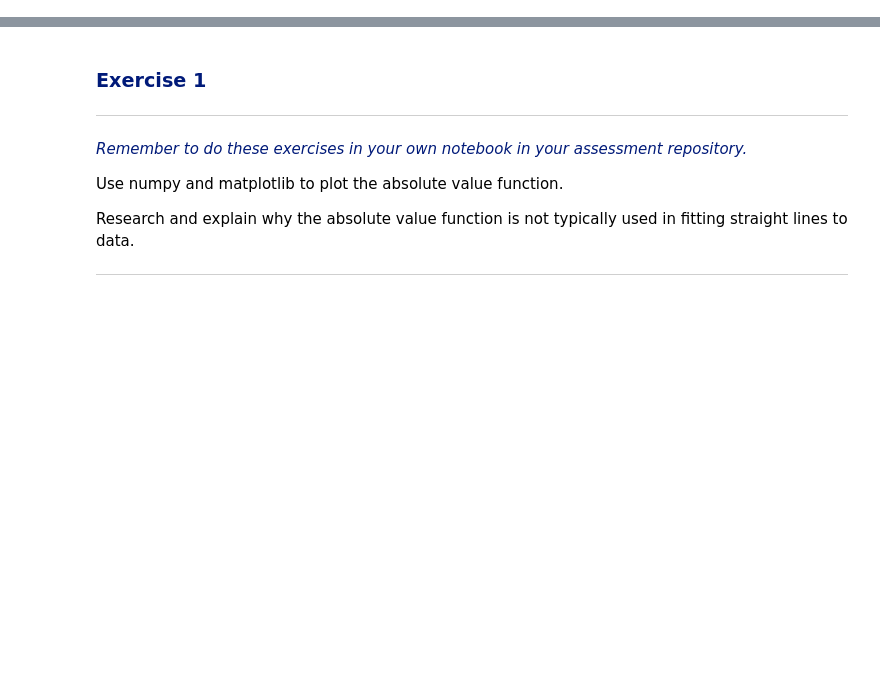
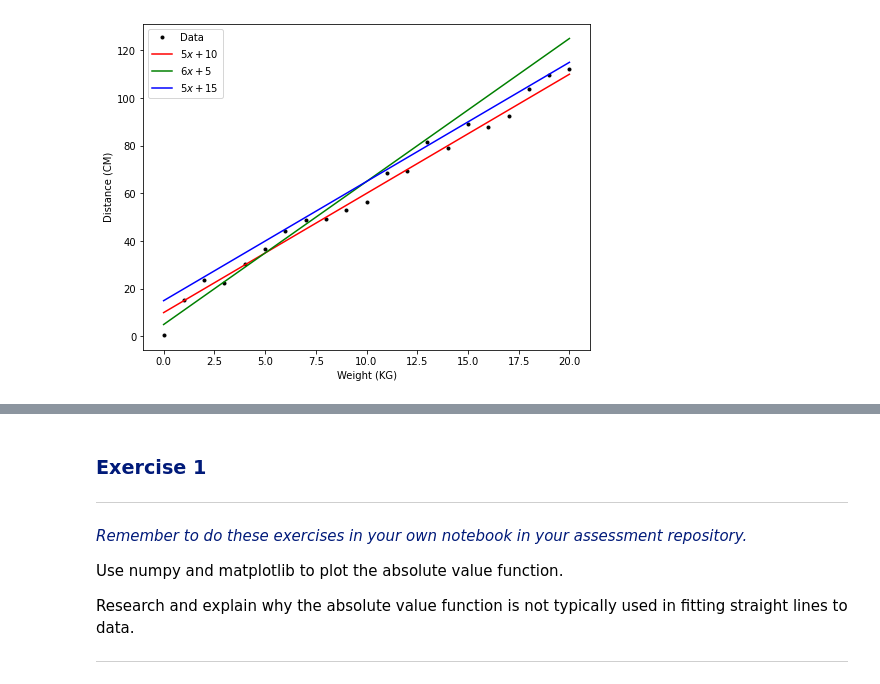
Before and after one commit to Lonabean98/Machine-Learning-and-Statistics-Winter-22-23, a Jupyter notebook: Practicals/02-models-exercises.ipynb, the cells around one changed output, grey strips where cells are left out. Saved outputs shown, nothing was run; the diff lists cells and outputs as text; code cells hidden in the pictures; blank space fills up the shorter version.

```diff
--- a/Practicals/02-models-exercises.ipynb
+++ b/Practicals/02-models-exercises.ipynb
@@ -0,0 +171,21 @@
+# %%
+# Plot w versus d with black dots.
+plt.plot(w, d, 'k.', label="Data")
+
+# Overlay some lines on the plot.
+x = np.arange(0.0, 21.0, 1.0)
+plt.plot(x, 5.0 * x + 10.0, 'r-', label=r"$5x + 10$")
+plt.plot(x, 6.0 * x +  5.0, 'g-', label=r"$6x +  5$")
+plt.plot(x, 5.0 * x + 15.0, 'b-', label=r"$5x + 15$")
+
+# Add a legend.
+plt.legend()
+
+# Add axis labels.
+plt.xlabel('Weight (KG)')
+plt.ylabel('Distance (CM)')
+
+# Show the plot.
+plt.show()
+# %% [output]
+[figure, added]
```
Also changed, not shown: parts of 84 cells of this notebook, 7 other files.
